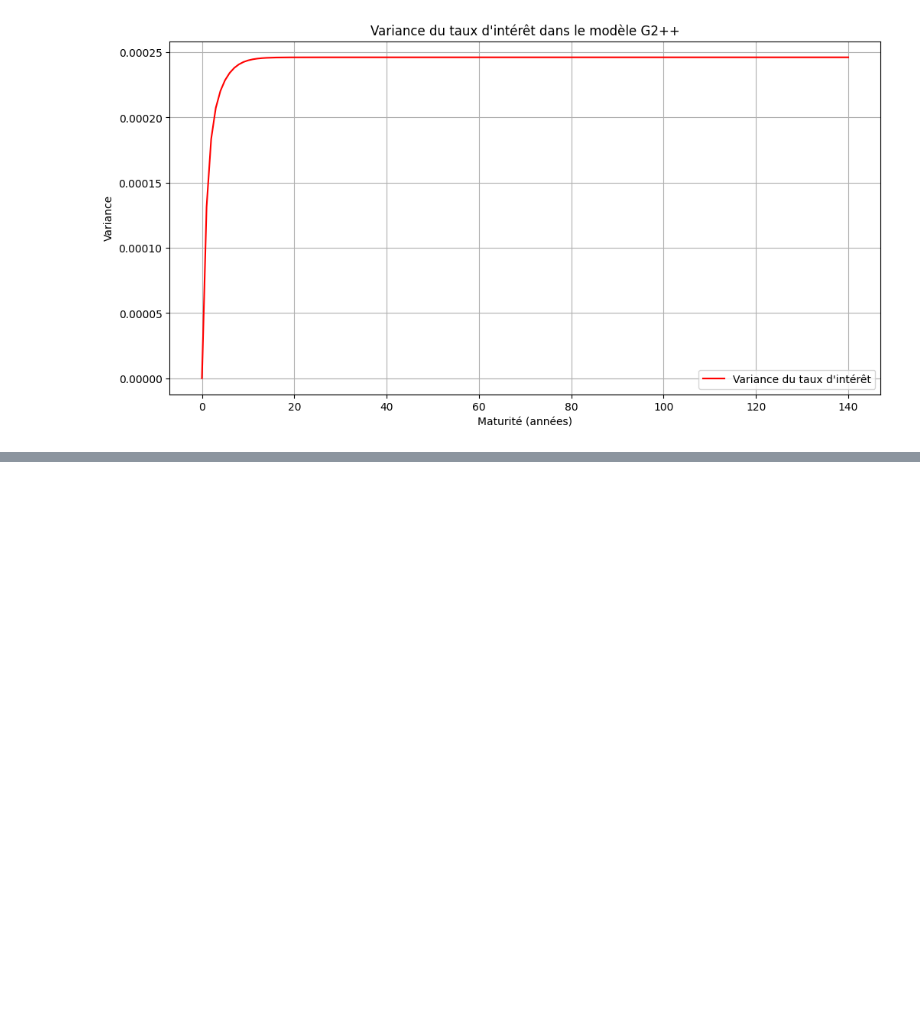
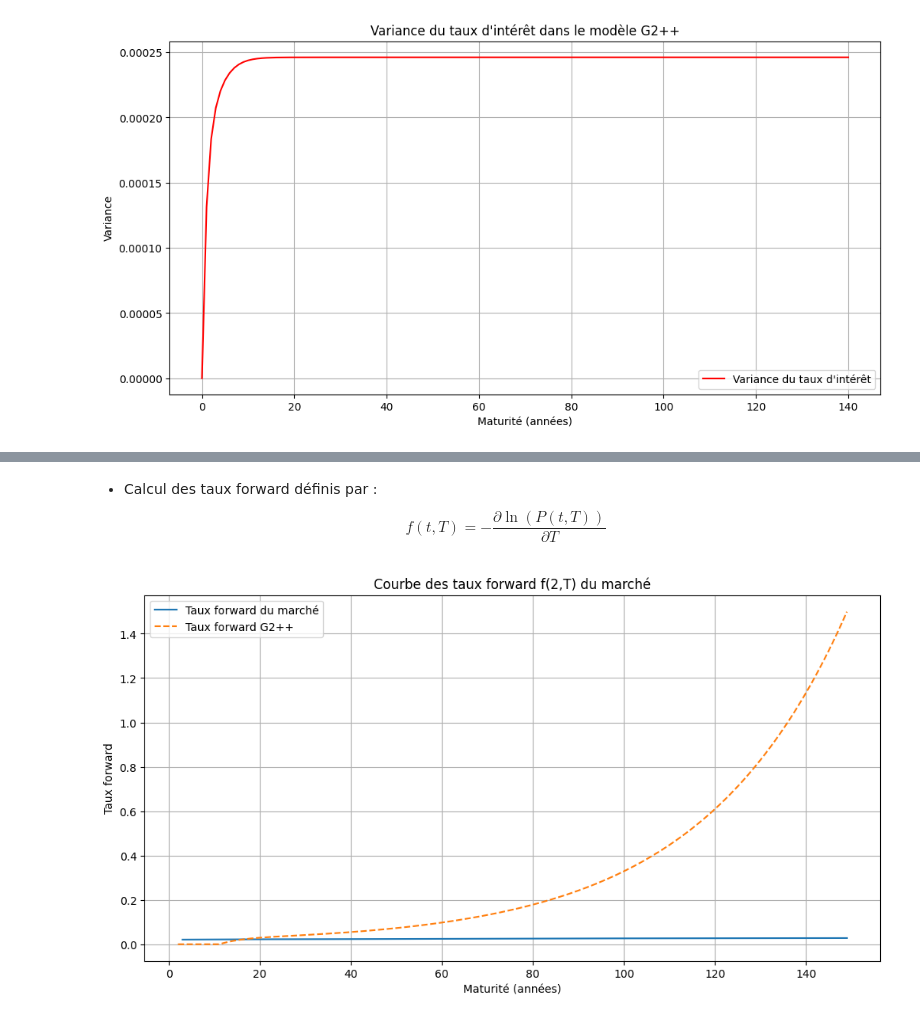
Before and after one commit to massine-djn/StatApp_GSE, a Jupyter notebook: notebook_copy.ipynb, the cells around one changed output, grey strips where cells are left out. Saved outputs shown, nothing was run; the diff lists cells and outputs as text; code cells hidden in the pictures; blank space fills up the shorter version.

```diff
--- a/notebook_copy.ipynb
+++ b/notebook_copy.ipynb
@@ -349,0 +419,75 @@ plt.show()
+# %% [markdown]
+- Calcul des taux forward définis par :
+$$
+f(t,T) = -\frac{\partial \ln(P(t,T))}{\partial T}
+$$
+# %%
+def forward_rate_marche(t,T):
+    fwr_m = (-np.log(prices_zero_coupon_marche[T])+np.log(prices_zero_coupon_marche[t]))/(T-t)
+    return fwr_m
+
+# Calcul des taux forward du marché f(2,T)
+forward_rates_marche = {T : forward_rate_marche(2, T) for T in range(2, 150)}
+
+
+# Dérivée partielle de Vx par rapport à T
+def dvar_x_dT(t, T, a, sigma):
+    return (sigma**2 / (a**2)) * (1 - 2 * np.exp( - a * (T-t)) + np.exp(-2 * a * (T-t)) )
+
+# Dérivée partielle de Vy par rapport à T
+def dvar_y_dT(t,T, b, eta):
+    return (eta**2 / (b**2)) * (1 - 2 * np.exp( - b * (T-t)) + np.exp(-2 * b * (T-t)) )
+
+# Dérivée partielle de Vxy par rapport à T
+def dcov_xy_dT(t,T, a, b, sigma, eta, rho):
+    return (2 * sigma * eta * rho / (a * b )) * (1 + np.exp(- a * (T-t))) + np.exp(- b * (T-t)) + np.exp(-(a + b) * (T-t))
+
+
+
+# Fonction dérivée de B(t, T)
+def dB_dT(T, t, z):
+    return np.exp(-z * (T - t))
+
+# Fonction dérivée de A(t, T)
+def dA_dT(T, t, a, b, sigma, eta, rho):
+    dVx_dT = dvar_x_dT(t,T, a, sigma)
+    dVy_dT = dvar_y_dT(t,T, b, eta)
+    dVxy_dT = dcov_xy_dT(t,T, a, b, sigma, eta, rho)
+    dV_t_T = dVx_dT + dVy_dT + dVxy_dT
+
+    dVx_dT_0 = dvar_x_dT(0,T, a, sigma)
+    dVy_dT_0 = dvar_y_dT(0,T, b, eta)
+    dVxy_dT_0= dcov_xy_dT(0,T, a, b, sigma, eta, rho)
+    dV_0_T = dVx_dT_0 + dVy_dT_0 + dVxy_dT_0
+
+    return - forward_rate_marche(0,T) + 0.5 * (dV_t_T - dV_0_T)
+
+# Fonction de taux forward f(t,T) sous G2++
+def forward_rate_G2pp(t, T, a, b, sigma, eta, rho, x,y):
+    if t == 0 :
+        f_0_T = forward_rate_marche(0,T)
+        return f_0_T
+    dA = dA_dT(T, t, a, b, sigma, eta, rho)
+    dB_a = dB_dT(T, t, a)
+    dB_b = dB_dT(T, t, b)
+    rate = -( dA / A(t, T, a, b, sigma, eta, rho) ) + dB_a * x[t] + dB_b * y[t]
+    return max(rate,0.000001)
+
+
+# Calcul des taux forward du marché f(2,T)
+forward_rates_G2pp = {T : forward_rate_G2pp(2, T, a, b, sigma, eta, rho, x_mean, y_mean) for T in range(2, 150)}
+
+
+
+# Affichage des résultats
+plt.figure(figsize=(12, 6))
+plt.plot(forward_rates_marche.keys(), forward_rates_marche.values(), label='Taux forward du marché')
+plt.plot(forward_rates_G2pp.keys(), forward_rates_G2pp.values(), label='Taux forward G2++', linestyle='--')
+plt.xlabel('Maturité (années)')
+plt.ylabel('Taux forward')
+plt.legend()
+plt.title('Courbe des taux forward f(2,T) du marché')
+plt.grid()
+plt.show()
+# %% [output]
+[figure, added]
```
Also changed, not shown: parts of 4 cells of this notebook.
